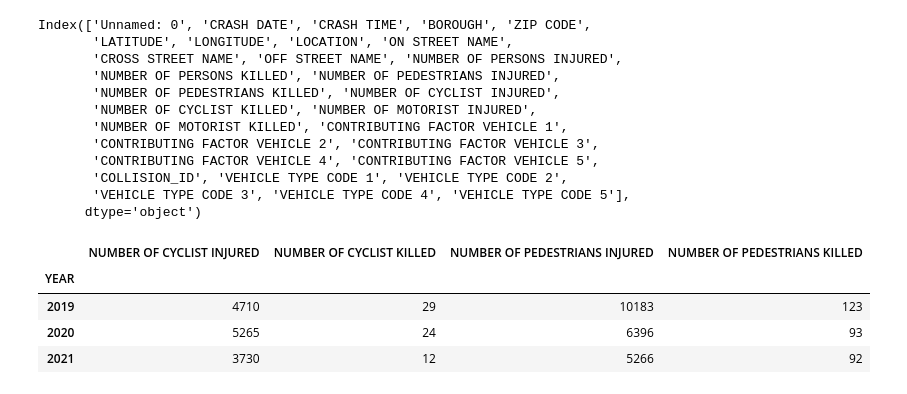
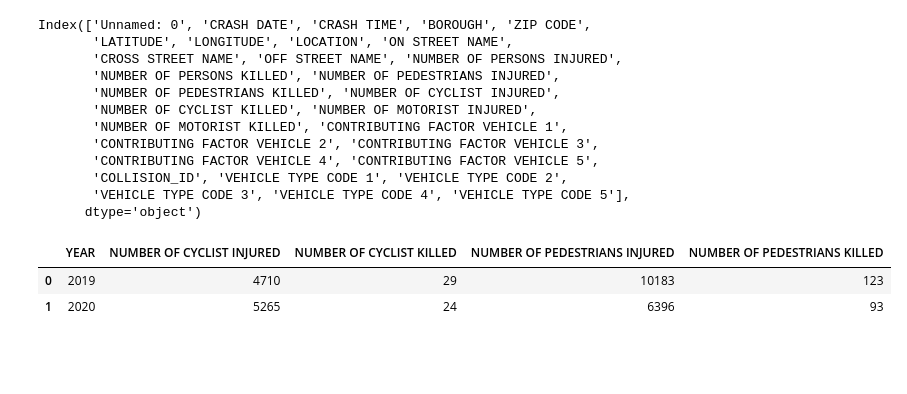
Before and after one commit to clyman23/spoke, a Jupyter notebook: notebooks/lizpysher/Crash_Data_2019_2020_2021.ipynb, the cells around one changed output. Cells and saved outputs as stored; diff of their text form; code cells hidden in the pictures; blank space fills up the shorter version.

```diff
--- a/notebooks/lizpysher/Crash_Data_2019_2020_2021.ipynb
+++ b/notebooks/lizpysher/Crash_Data_2019_2020_2021.ipynb
@@ -144,14 +145,18 @@ Index(['Unnamed: 0', 'CRASH DATE', 'CRASH TIME', 'BOROUGH', 'ZIP CODE',
        'VEHICLE TYPE CODE 3', 'VEHICLE TYPE CODE 4', 'VEHICLE TYPE CODE 5'],
       dtype='object')
 # %%
+# create column with year value
 crash_data['YEAR'] = crash_data['CRASH DATE'].str[:4]
-yearly_num_injured_or_killed = crash_data.groupby('YEAR').agg({'NUMBER OF CYCLIST INJURED':sum,'NUMBER OF CYCLIST KILLED':sum, 'NUMBER OF PEDESTRIANS INJURED':sum, 'NUMBER OF PEDESTRIANS KILLED':sum})
-yearly_num_injured_or_killed
+
+# group by year
+yearly_num_injured_or_killed = crash_data.groupby('YEAR', as_index=False).agg({'NUMBER OF CYCLIST INJURED':sum,'NUMBER OF CYCLIST KILLED':sum, 'NUMBER OF PEDESTRIANS INJURED':sum, 'NUMBER OF PEDESTRIANS KILLED':sum}).copy()
+
+# filter to 2019 and 2020
+year_2019_2020_injury = yearly_num_injured_or_killed.loc[(yearly_num_injured_or_killed['YEAR'].str[:] != '2021')]
+year_2019_2020_injury
 
 # num cyclists injured went up from 2019 to 2020 while num cyclist killed, ped injured and ped killed went down
 # %% [output]
-|  | NUMBER OF CYCLIST INJURED | NUMBER OF CYCLIST KILLED | NUMBER OF PEDESTRIANS INJURED | NUMBER OF PEDESTRIANS KILLED |
-| YEAR |  |  |  |  |
-| 2019 | 4710 | 29 | 10183 | 123 |
-| 2020 | 5265 | 24 | 6396 | 93 |
-| 2021 | 3730 | 12 | 5266 | 92 |
+|  | YEAR | NUMBER OF CYCLIST INJURED | NUMBER OF CYCLIST KILLED | NUMBER OF PEDESTRIANS INJURED | NUMBER OF PEDESTRIANS KILLED |
+| 0 | 2019 | 4710 | 29 | 10183 | 123 |
+| 1 | 2020 | 5265 | 24 | 6396 | 93 |
```
Also changed, not shown: parts of 12 cells of this notebook, 1 other file.
